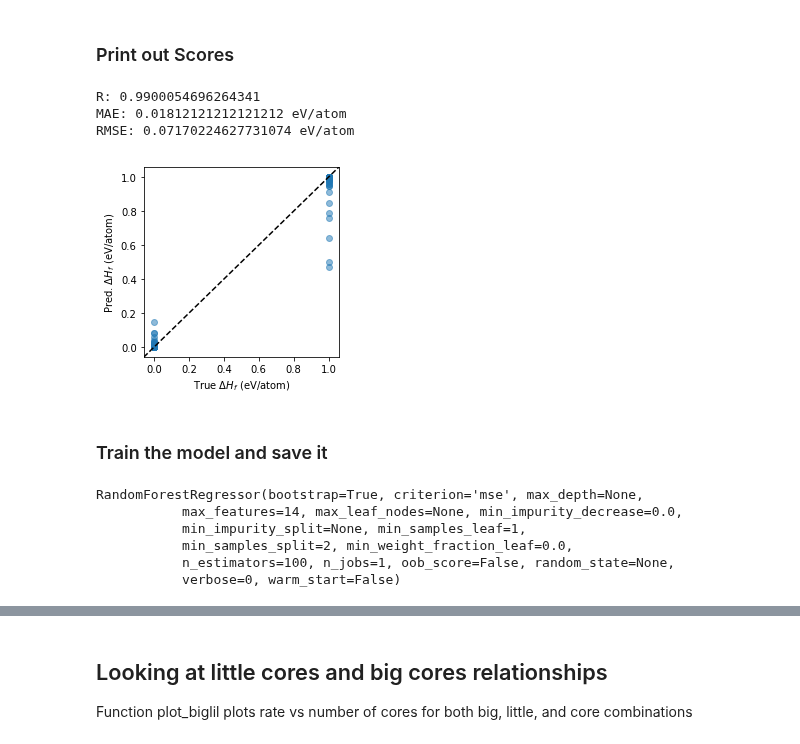
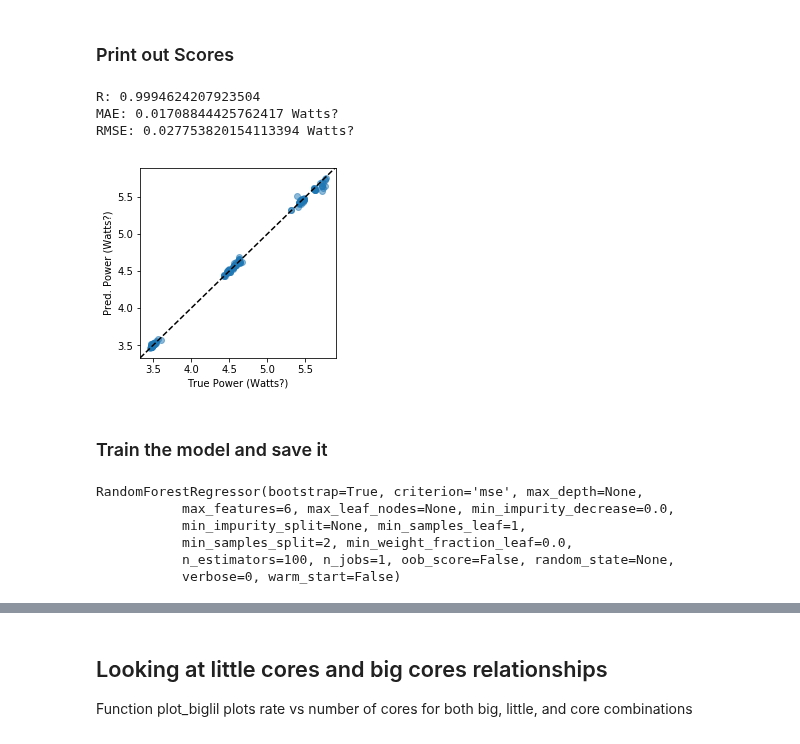
Before and after one commit to YulianaGomez/power, a Jupyter notebook: power_analysis.ipynb, the cells around one changed output, grey strips where cells are left out. Cells and saved outputs as stored; diff of their text form; code cells hidden in the pictures.

```diff
--- a/power_analysis.ipynb
+++ b/power_analysis.ipynb
@@ -182,10 +186,13 @@ print(df.head())
 3       1       1       0
 4       1       1       0
 # %%
-df = df.drop(columns=['cores','WU_PWR_AVG','WU_ENERGY'])
+df = df.drop(columns=['cores','WU_PWR_AVG','WU_ENERGY','big_cores','lil_cores','total_cores'])
+#
 # %%
-X = df.iloc[:,:-1]
-y = df.iloc[:,-1]
+print(df.head())
+X = df[['freq','core-0','core-1','core-2','core-3','core-4','core-5','core-6','core-7']]
+y = df['Power']
+
 print ("X size:", X.shape)
 print ("y size", y.shape)
 # %% [output]
@@ -203,9 +215,10 @@ import matplotlib.pyplot as plt
 ## Using Random Forest Regressor
 # %%
 model = GridSearchCV(RandomForestRegressor(n_estimators=100),
-                     param_grid=dict(max_features=range(5,15)),
+                     param_grid=dict(max_features=range(4,9)),
                      scoring='neg_mean_squared_error',
                     cv=10)
+#CV = how it does cross validation, 10 = 10 fold cross validation
 # %%
 model.fit(X, y)
 # %% [output]
@@ -259,40 +285,40 @@ for train_inds, test_inds in ShuffleSplit(n_splits=5, test_size=0.1).split(X,y):
 ### Print out Scores
 # %%
 print ("R:", sp.stats.pearsonr(all_y_test, all_y_pred)[0])
-print ("MAE:", np.abs(all_y_test - all_y_pred).mean(), 'eV/atom')
-print ("RMSE:", np.sqrt(np.power(all_y_test - all_y_pred, 2).mean()), 'eV/atom')
+print ("MAE:", np.abs(all_y_test - all_y_pred).mean(), 'Watts?')
+print ("RMSE:", np.sqrt(np.power(all_y_test - all_y_pred, 2).mean()), 'Watts?')
 # %% [output]
-R: 0.9900054696264341
-MAE: 0.01812121212121212 eV/atom
-RMSE: 0.07170224627731074 eV/atom
+R: 0.9994624207923504
+MAE: 0.01708844425762417 Watts?
+RMSE: 0.027753820154113394 Watts?
 # %%
 # Make a plot
 # %%
 fig, ax = plt.subplots()
 
 # Make the plot
 ax.scatter(all_y_test, all_y_pred, alpha=0.5)
 
 # Make it pretty
 ax.set_xlim(ax.get_xlim())
 ax.set_ylim(ax.get_xlim())
 
-ax.set_xlabel('True $\Delta H_f$ (eV/atom)')
-ax.set_ylabel('Pred. $\Delta H_f$ (eV/atom)')
+ax.set_xlabel('True Power (Watts?)')
+ax.set_ylabel('Pred. Power (Watts?)')
 
 fig.set_size_inches(3.5, 3.5)
 
 # Add in the goal line
 ax.plot(ax.get_xlim(), ax.get_ylim(), 'k--');
 # %% [output]
-[figure, old version]
+[figure, new version]
 # %% [markdown]
 ### Train the model and save it
 # %%
 model.fit(X,y)
 # %% [output]
 RandomForestRegressor(bootstrap=True, criterion='mse', max_depth=None,
-           max_features=14, max_leaf_nodes=None, min_impurity_decrease=0.0,
+           max_features=6, max_leaf_nodes=None, min_impurity_decrease=0.0,
            min_impurity_split=None, min_samples_leaf=1,
            min_samples_split=2, min_weight_fraction_leaf=0.0,
            n_estimators=100, n_jobs=1, oob_score=False, random_state=None,
```
Also changed, not shown: parts of 11 cells of this notebook, 2 other files.
